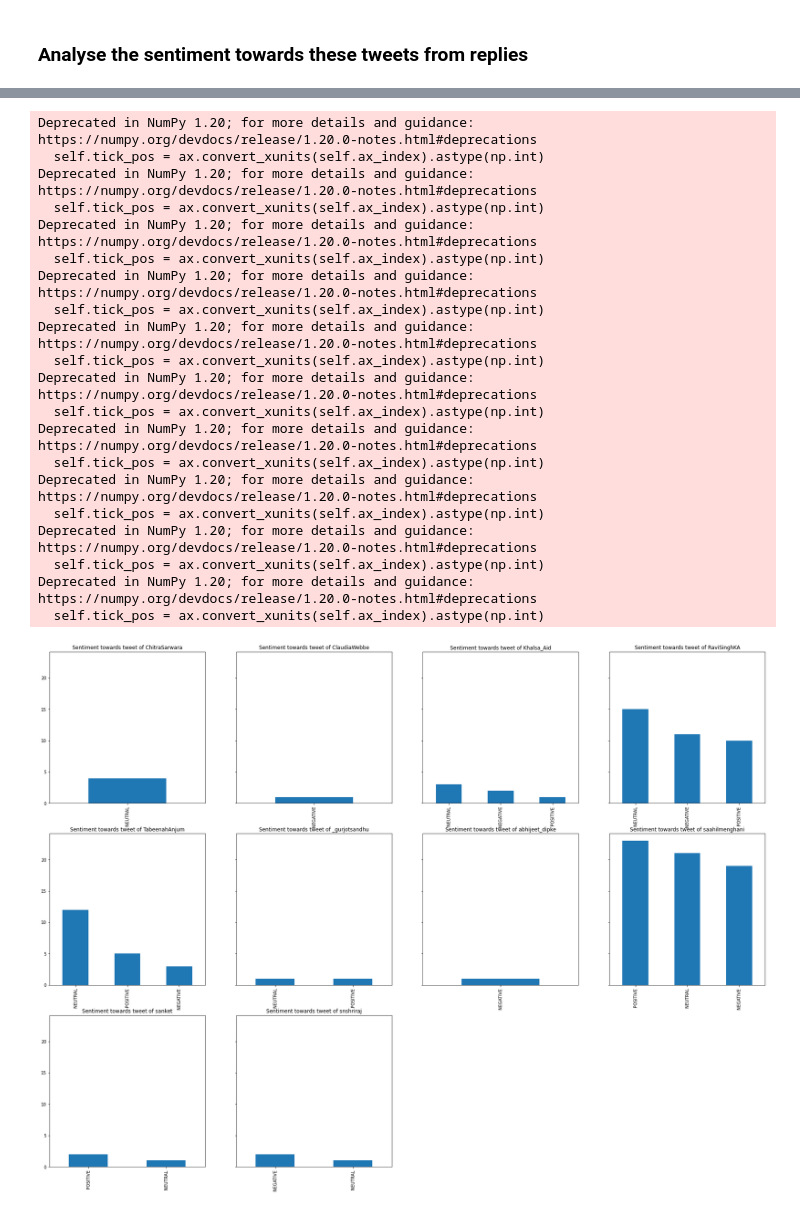
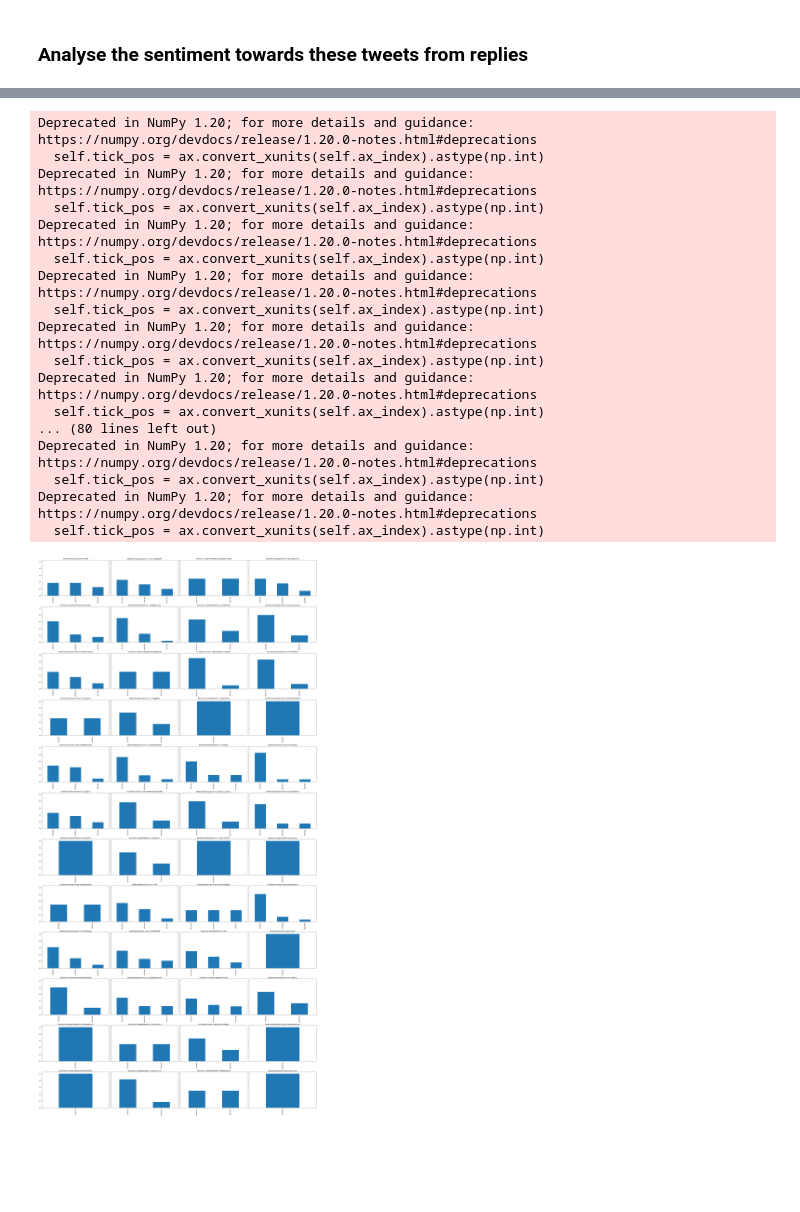
Before and after one commit to RegsonDR/Social-Media-Analytics, a Jupyter notebook: src/main.ipynb, the cells around one changed output, grey strips where cells are left out. Drawn from its saved outputs; the diff is of its cells as text; code cells hidden in the pictures; blank space fills up the shorter version.

Commit message:
fix: Updated analysis with new celeb data. Notebook final.

```diff
--- a/src/main.ipynb
+++ b/src/main.ipynb
@@ -707,4 +705,4 @@ Chores:
 # %%
-raw_tweets_celeb = pd.read_csv('raw_tweets_celebs.csv')
+raw_tweets_celeb = pd.read_csv('raw_tweets_celeb.csv')
 raw_tweets_celeb.head(10)
 # %% [output]
@@ -722,6 +720,6 @@ raw_tweets_celeb.head(10)
 # %%
 tweets_df = raw_tweets_celeb.copy()
-tweets_df['text_processed'] = raw_tweets_celeb['text']
+tweets_df['text_processed'] = raw_tweets_celeb['content']
 
 # Remove any links
 tweets_df['text_processed'] = tweets_df['text_processed'].map(lambda x: re.sub(r'http\S+', '', x))
@@ -745,9 +743,6 @@ tweets_df['text_processed'] = tweets_df['text_processed'].map(lambda x: re.sub(r
 # Remove any twitter handles
 tweets_df['text_processed'] = tweets_df['text_processed'].map(lambda x: re.sub('@[\w]*', '', x))
 
-# Remove any hashtags
-tweets_df['text_processed'] = tweets_df['text_processed'].map(lambda x: re.sub('#[\w]*', '', x))
-
 # Remove leading spaces
 tweets_df['text_processed'] = tweets_df['text_processed'].map(lambda x: re.sub(r'^\s+', '', x))
 
@@ -770,5 +765,5 @@ tweets_df.dropna(subset=['text_processed'], inplace=True)
 
 # Store as CSV for later, tweets_df will contain the headers
 processed_tweets_df = pd.DataFrame(data=tweets_df)
-print(processed_tweets_df['text_processed'].head())
-processed_tweets_df.to_csv("preprocessed_tweets_celeb", quotechar='"', encoding='utf8', index = False, header=True)
+processed_tweets_df.to_csv("preprocessed_tweets_celeb.csv", quotechar='"', encoding='utf8', index = False, header=True)
+processed_tweets_df.reset_index(drop=True,inplace=True)
@@ -782,4 +770,4 @@ Name: text_processed, dtype: object
 # %%
-top_celeb_tweets = processed_tweets_df.iloc[processed_tweets_df.groupby('user_screen_name', group_keys=False)["retweet_count"].nlargest(1).index][["id","user_screen_name","text_processed"]].reset_index(drop=True)
+top_celeb_tweets = processed_tweets_df.iloc[processed_tweets_df.groupby('username', group_keys=False)["retweet_counter"].nlargest(1).index][["id","username","text_processed"]].reset_index(drop=True)
 top_celeb_tweets.head(10)
 # %% [output]
@@ -797,7 +785,7 @@ top_celeb_tweets.head(10)
 # %% [markdown]
 ### Analyse the sentiment towards these tweets from replies
 # %%
-raw_tweets_celeb_repl = pd.read_csv('raw_tweets_celebs_replies.csv')
+raw_tweets_celeb_repl = pd.read_csv('raw_tweets_celeb_replies.csv')
 raw_tweets_celeb_repl.head(10)
 # %% [output]
 |  | related_id | id | created_at | text | retweet_count | favorite_count | user_screen_name | ... |
@@ -873,44 +861,43 @@ processed_tweets_df_replies.to_csv("preprocessed_tweets_celeb", quotechar='"', e
 Name: text_processed, dtype: object
 # %%
-fig, axes = plt.subplots(top_celeb_tweets.shape[0]//4, 4, figsize=(30,30), sharey=True)
+fig, axes = plt.subplots(top_celeb_tweets.shape[0]//4, 4, figsize=(30,60), sharey=True)
 axises = axes.flatten()
+fig.set_tight_layout(True)
 i=0
 for index, row in top_celeb_tweets.iterrows():
     processed_tweets_df_reply = processed_tweets_df_replies[processed_tweets_df_replies["related_id"]==row['id']]
     df = pd.DataFrame()
+    sid = SentimentIntensityAnalyzer()
     df["text_processed"]=processed_tweets_df_reply["text_processed"].to_numpy()
     if df.shape[0]<1:
         continue
     df['scores'] = df['text_processed'].apply(lambda text_processed: sid.polarity_scores(text_processed))
     df['compound'] = df['scores'].apply(lambda score_dict: score_dict['compound'])
     df['sentiment_type']=''
     df.loc[df.compound>0,'sentiment_type']='POSITIVE'
     df.loc[df.compound==0 ,'sentiment_type']='NEUTRAL'
     df.loc[df.compound<0,'sentiment_type']='NEGATIVE'
-    df.sentiment_type.value_counts().plot.bar(ax=axises[i],title="Sentiment towards tweet of "+row['user_screen_name'])
+    df.sentiment_type.value_counts(normalize=True).plot.bar(ax=axises[i],title="Sentiment towards tweet of "+row['username'])
     i+=1
 for ax in axises[i:]:
     ax.set_visible(False)
 # %% [output]
 Deprecated in NumPy 1.20; for more details and guidance: https://numpy.org/devdocs/release/1.20.0-notes.html#deprecations
   self.tick_pos = ax.convert_xunits(self.ax_index).astype(np.int)
 Deprecated in NumPy 1.20; for more details and guidance: https://numpy.org/devdocs/release/1.20.0-notes.html#deprecations
   self.tick_pos = ax.convert_xunits(self.ax_index).astype(np.int)
 Deprecated in NumPy 1.20; for more details and guidance: https://numpy.org/devdocs/release/1.20.0-notes.html#deprecations
   self.tick_pos = ax.convert_xunits(self.ax_index).astype(np.int)
 Deprecated in NumPy 1.20; for more details and guidance: https://numpy.org/devdocs/release/1.20.0-notes.html#deprecations
   self.tick_pos = ax.convert_xunits(self.ax_index).astype(np.int)
 Deprecated in NumPy 1.20; for more details and guidance: https://numpy.org/devdocs/release/1.20.0-notes.html#deprecations
   self.tick_pos = ax.convert_xunits(self.ax_index).astype(np.int)
 Deprecated in NumPy 1.20; for more details and guidance: https://numpy.org/devdocs/release/1.20.0-notes.html#deprecations
   self.tick_pos = ax.convert_xunits(self.ax_index).astype(np.int)
+... (80 lines left out)
 Deprecated in NumPy 1.20; for more details and guidance: https://numpy.org/devdocs/release/1.20.0-notes.html#deprecations
   self.tick_pos = ax.convert_xunits(self.ax_index).astype(np.int)
 Deprecated in NumPy 1.20; for more details and guidance: https://numpy.org/devdocs/release/1.20.0-notes.html#deprecations
   self.tick_pos = ax.convert_xunits(self.ax_index).astype(np.int)
-Deprecated in NumPy 1.20; for more details and guidance: https://numpy.org/devdocs/release/1.20.0-notes.html#deprecations
-  self.tick_pos = ax.convert_xunits(self.ax_index).astype(np.int)
-Deprecated in NumPy 1.20; for more details and guidance: https://numpy.org/devdocs/release/1.20.0-notes.html#deprecations
-  self.tick_pos = ax.convert_xunits(self.ax_index).astype(np.int)
-[figure, old version]
+[figure, new version]
 # %% [markdown]
```
Also changed, not shown: parts of 22 cells of this notebook, 10 other files.
